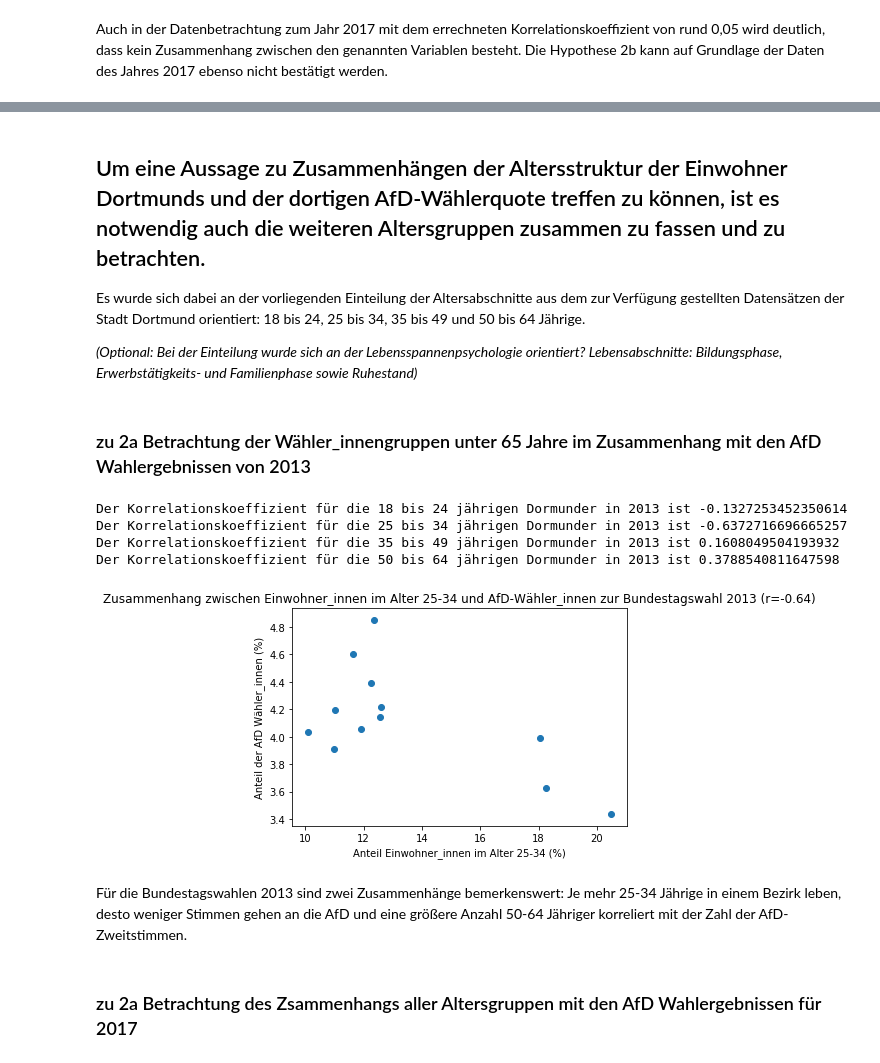
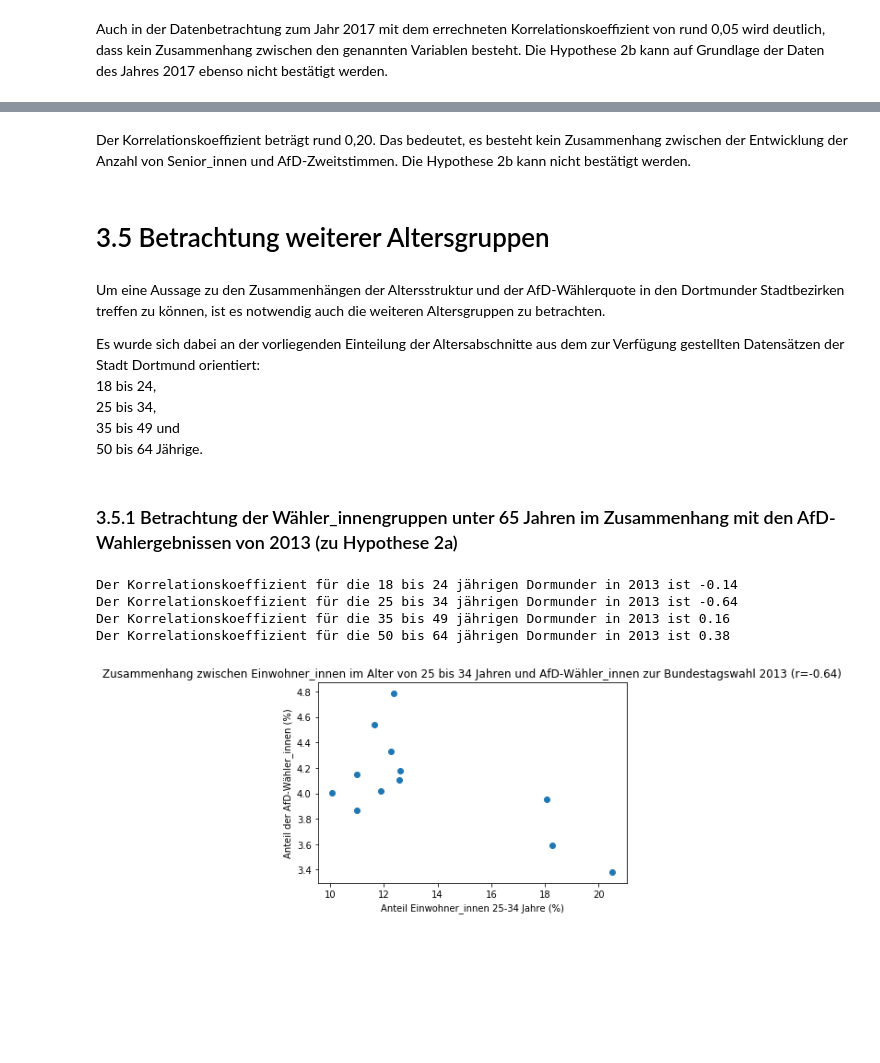
Before and after one commit to tschroeder10961/datascience-urban-segregation, a Jupyter notebook: GruppeB/Jupiter_Notebook_Dortmund.ipynb, the cells around one changed output, grey strips where cells are left out. Saved outputs shown, nothing was run; the diff lists cells and outputs as text; code cells hidden in the pictures; blank space fills up the shorter version.

Commit message:
Pre-Feinschliff
- Überarbeitung aller Texte
- Fehlerkorrektur
- Fragen an Tobias formuliert
- unnötigen Code gelöscht

```diff
--- a/GruppeB/Jupiter_Notebook_Dortmund.ipynb
+++ b/GruppeB/Jupiter_Notebook_Dortmund.ipynb
@@ -308,0 +131,25 @@ Ein Korrelationskoeffizient von rund -0,03 zeigt, dass zwischen den Variablen Au
+# %%
+dortmund['nichtAfDZweitstimmen2017'] = dortmund['WählerInnen2017'] - dortmund['AfDZweitstimmen2017']
+
+#Erstellen der Spalte der realtiven Anzahl AfD Wähler_innen 2013
+dortmund['RelZweitstimmenAfD2013'] = dortmund['AfDZweitstimmen2013'] / dortmund['WählerInnen2013']
+#Erstellen der Spalte der realtiven Anzahl AfD Wähler_innen 2017
+dortmund['RelZweitstimmenAfD2017'] = dortmund['AfDZweitstimmen2017'] / dortmund['WählerInnen2017']
+#Erstellen der Spalte der realtiven Anzahl AfD Wähler_innen 2017
+dortmund['RelnichtAfDZweitstimmen2017'] = dortmund['nichtAfDZweitstimmen2017'] / dortmund['WählerInnen2017']
+
+nichtAfDWähler2017 = dortmund.sort_values('RelZweitstimmenAfD2017',ascending=False)['RelnichtAfDZweitstimmen2017']*100
+AfDWähler2017 = dortmund.sort_values('RelZweitstimmenAfD2017',ascending=False)['RelZweitstimmenAfD2017']*100
+#die Variablen vorab zu definieren, ist nicht nötig, macht aber den Code unten etwas lesbarer.
+
+serie1 = plt.bar(range(len(dortmund)), nichtAfDWähler2017, color='#133863')
+serie2 = plt.bar(range(len(dortmund)), AfDWähler2017, bottom=nichtAfDWähler2017, color='#609CE1')
+plt.xticks(range(len(dortmund)), dortmund.sort_values('RelZweitstimmenAfD2017',ascending=False)['Stadtbezirk'],rotation=90)
+
+
+plt.title('Anteile AfD-Zweitstimmen zur Bundestagswahl 2017 in den Dortmunder Bezirken')
+plt.xlabel('Bezirk')
+plt.ylabel('Wähler_innenanteile in %')
+#Fügt eine Legende rechts neben dem Diagramm hinzu.
+plt.legend((serie2,serie1), ('AfD-Wähler_innen','Nicht-AfD-Wähler_innen'), loc='center left', bbox_to_anchor=(1, 0.5))
+plt.show()
@@ -308,0 +162,7 @@ Ein Korrelationskoeffizient von rund -0,03 zeigt, dass zwischen den Variablen Au
+# %%
+#Differenz relativer Zahlen von AfD-Wähler_innen zu 2013 und 2017 bilden
+dortmund['DiffRelZweitstimmenAfD1317'] = dortmund['RelZweitstimmenAfD2017'] - dortmund['RelZweitstimmenAfD2013']
+
+#Dataframe aus den zuvor ermittelten Spalten
+RelAfDWählundDiff = dortmund[['Stadtbezirk', 'RelZweitstimmenAfD2013', 'RelZweitstimmenAfD2017', 'DiffRelZweitstimmenAfD1317']]
+RelAfDWählundDiff.head(n=12)
@@ -553,18 +432,24 @@ Der Korrelationskoeffizient der Variablen Entwicklung Anteil der Menschen ab 65
+# %% [markdown]
+Der Korrelationskoeffizient beträgt rund 0,20. Das bedeutet, es besteht kein Zusammenhang zwischen der Entwicklung der Anzahl von Senior_innen und AfD-Zweitstimmen. Die Hypothese 2b kann nicht bestätigt werden.
+# %% [markdown]
+# 3.5 Betrachtung weiterer Altersgruppen
 # %% [markdown]
-## Um eine Aussage zu Zusammenhängen der Altersstruktur der Einwohner Dortmunds und der dortigen AfD-Wählerquote treffen zu können, ist es notwendig auch die weiteren Altersgruppen zusammen zu fassen und zu betrachten.
+Um eine Aussage zu den Zusammenhängen der Altersstruktur und der AfD-Wählerquote in den Dortmunder Stadtbezirken treffen zu können, ist es notwendig auch die weiteren Altersgruppen zu betrachten.
 
-Es wurde sich dabei an der vorliegenden Einteilung der Altersabschnitte aus dem zur Verfügung gestellten Datensätzen der Stadt Dortmund orientiert: 18 bis 24, 25 bis 34, 35 bis 49 und 50 bis 64 Jährige.
-
-*(Optional: Bei der Einteilung wurde sich an der Lebensspannenpsychologie orientiert? Lebensabschnitte: Bildungsphase, Erwerbstätigkeits- und Familienphase sowie Ruhestand)*
+Es wurde sich dabei an der vorliegenden Einteilung der Altersabschnitte aus dem zur Verfügung gestellten Datensätzen der Stadt Dortmund orientiert:<br>
+18 bis 24,<br>
+25 bis 34,<br>
+35 bis 49 und<br>
+50 bis 64 Jährige.
 # %% [markdown]
-### zu 2a Betrachtung der Wähler_innengruppen unter 65 Jahre im Zusammenhang mit den AfD Wahlergebnissen von 2013
+### 3.5.1 Betrachtung der Wähler_innengruppen unter 65 Jahren im Zusammenhang mit den AfD-Wahlergebnissen von 2013 (zu Hypothese 2a)
 # %%
 #Funktion mit Rückgabewert (return), damit in weiterem Code damit gearbeitet werden kann
 #a ist Anzahl Menschen Alter x in Jahr y, b ist Einwohnerzahl gesamt in Jahr y, c ist Relative AfD-Zweitstimmen in Jahr y
 def korrelationskoeffizient (a, b, c):
     relAlter = a / b
     ergebnisKorr = relAlter.corr(c)
-    return(ergebnisKorr)
+    return(round(ergebnisKorr,2))
 
 #Anwendung der Funktion für alle Altersabschnitte
 ergebnis18bis24in2013 = korrelationskoeffizient(dortmund['2013Alter18bis24'],dortmund['EinwohnerGesamt2013'], dortmund['RelZweitstimmenAfD2013'])
@@ -576,20 +461,16 @@ print("Der Korrelationskoeffizient für die 35 bis 49 jährigen Dormunder in 201
 ergebnis50bis64in2013 = korrelationskoeffizient(dortmund['2013Alter50bis64'],dortmund['EinwohnerGesamt2013'], dortmund['RelZweitstimmenAfD2013'])
 print("Der Korrelationskoeffizient für die 50 bis 64 jährigen Dormunder in 2013 ist " + str(ergebnis50bis64in2013))
 # %% [output]
-Der Korrelationskoeffizient für die 18 bis 24 jährigen Dormunder in 2013 ist -0.1327253452350614
-Der Korrelationskoeffizient für die 25 bis 34 jährigen Dormunder in 2013 ist -0.6372716696665257
-Der Korrelationskoeffizient für die 35 bis 49 jährigen Dormunder in 2013 ist 0.1608049504193932
-Der Korrelationskoeffizient für die 50 bis 64 jährigen Dormunder in 2013 ist 0.3788540811647598
+Der Korrelationskoeffizient für die 18 bis 24 jährigen Dormunder in 2013 ist -0.14
+Der Korrelationskoeffizient für die 25 bis 34 jährigen Dormunder in 2013 ist -0.64
+Der Korrelationskoeffizient für die 35 bis 49 jährigen Dormunder in 2013 ist 0.16
+Der Korrelationskoeffizient für die 50 bis 64 jährigen Dormunder in 2013 ist 0.38
 # %%
 plt.scatter(dortmund['2013Alter25bis34']/dortmund['EinwohnerGesamt2013']*100, dortmund['RelZweitstimmenAfD2013']*100) #Umrechnung in Prozent
-plt.xlabel('Anteil Einwohner_innen im Alter 25-34 (%)')
-plt.ylabel('Anteil der AfD Wähler_innen (%)')
-plt.title('Zusammenhang zwischen Einwohner_innen im Alter 25-34 und AfD-Wähler_innen zur Bundestagswahl 2013 (r=-0.64)')
+plt.xlabel('Anteil Einwohner_innen 25-34 Jahre (%)')
+plt.ylabel('Anteil der AfD-Wähler_innen (%)')
+plt.title('Zusammenhang zwischen Einwohner_innen im Alter von 25 bis 34 Jahren und AfD-Wähler_innen zur Bundestagswahl 2013 (r=-0.64)')
+#plt.ylim(bottom=0, top=6)
 plt.show()
 # %% [output]
-[figure, old version]
+[figure, new version]
-# %% [markdown]
-Für die Bundestagswahlen 2013 sind zwei Zusammenhänge bemerkenswert:
-Je mehr 25-34 Jährige in einem Bezirk leben, desto weniger Stimmen gehen an die AfD und eine größere Anzahl 50-64 Jähriger korreliert mit der Zahl der AfD-Zweitstimmen.
-# %% [markdown]
-### zu 2a Betrachtung des Zsammenhangs aller Altersgruppen mit den AfD Wahlergebnissen für 2017
```
Also changed, not shown: parts of 100 cells of this notebook.
